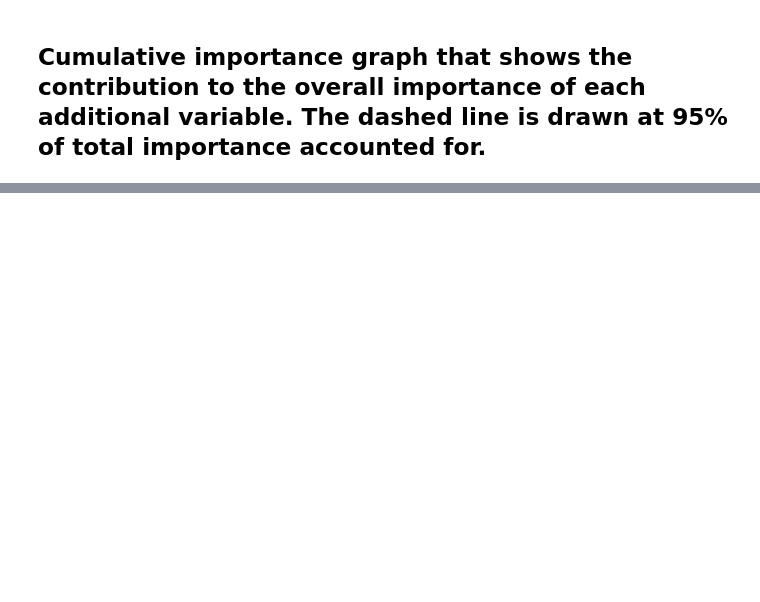
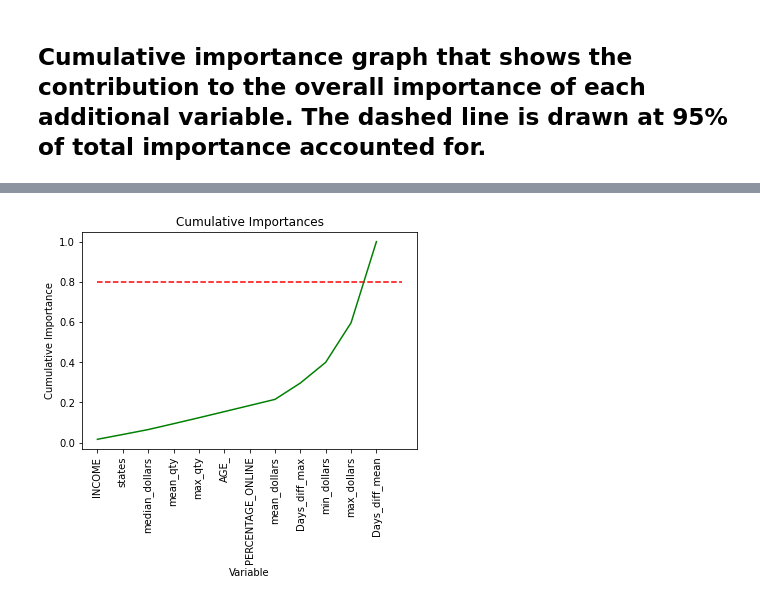
Before and after one commit to mwehner2022/Retail_Analysis, a Jupyter notebook: Regression_Optimized.ipynb, the cells around one changed output, grey strips where cells are left out. Saved outputs shown, nothing was run; the diff lists cells and outputs as text; code cells hidden in the pictures; blank space fills up the shorter version.

```diff
--- a/Regression_Optimized.ipynb
+++ b/Regression_Optimized.ipynb
@@ -247,0 +361,3 @@ plt.xlabel('Variable'); plt.ylabel('Cumulative Importance'); plt.title('Cumulati
+# %%
+df2 = df.sort_values(by='importance', ascending=True)
+df2
@@ -247,0 +378,20 @@ plt.xlabel('Variable'); plt.ylabel('Cumulative Importance'); plt.title('Cumulati
+# %%
+# Cumulative importances
+importance_ascending=df2['importance']
+cumulative_importances = np.cumsum(importance_ascending)
+
+x_values= df2['features_name']
+y=df2['importance']
+
+# Make a line graph
+plt.plot(x_values, cumulative_importances, 'g-')
+
+# Draw line at 80% of importance retained
+plt.hlines(y = 0.80, xmin=0, xmax=len(importance_ascending), color = 'r', linestyles = 'dashed')
+
+# Tick labels for x axis
+plt.xticks(x_values, rotation='vertical')
+# Axis labels and title
+plt.xlabel('Variable'); plt.ylabel('Cumulative Importance'); plt.title('Cumulative Importances');
+# %% [output]
+[figure, added]
```
Also changed, not shown: parts of 22 cells of this notebook.
